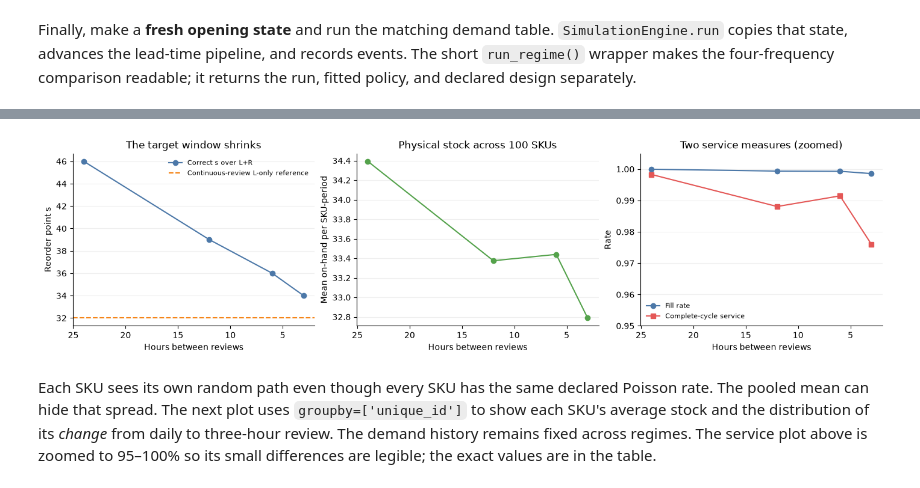
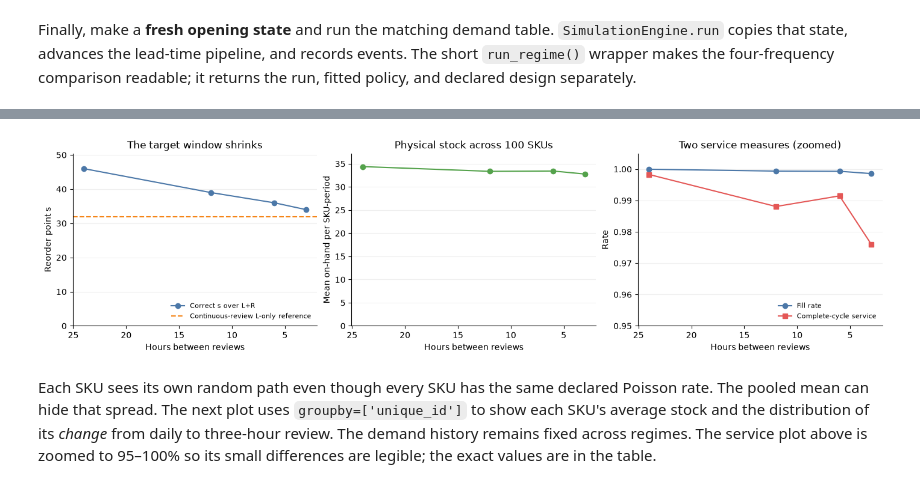
Before and after one commit to FilTheo/stockcast, a Jupyter notebook: examples/notebooks/05b_reorder_points_and_review_frequency.ipynb, the cells around one changed output, grey strips where cells are left out. Drawn from its saved outputs; the diff is of its cells as text; code cells hidden in the pictures.

Commit message:
Notebook 05b: readable code, tables as DataFrames, plot for the timing counterexample, no closing cell
Co-Authored-By: Claude Sonnet 5.5 <noreply@anthropic.com>

```diff
--- a/examples/notebooks/05b_reorder_points_and_review_frequency.ipynb
+++ b/examples/notebooks/05b_reorder_points_and_review_frequency.ipynb
@@ -224,7 +347,8 @@ Planner target metadata: {'representation': 'external_reorder_point', 'target_pr
 # feeds both branches the same ten dated demand observations.
 one_sku_comparison = SimulationEngine().run_comparison(
     policies=[single_policy, wrong_policy],
-    labels=['Correct H=3', 'Copied L=2'],
-    demand_source=single_demand, inventory=single_opening,
+    labels=["Correct H=3", "Copied L=2"],
+    demand_source=single_demand,
+    inventory=single_opening,
 )
 # %% [markdown]
@@ -445,27 +643,68 @@ Continuous-review lead-time reference: 32
 # %%
-fig, axes = plt.subplots(1, 3, figsize=(14, 3.6), layout='constrained')
-x = review_results.review_hours
-axes[0].plot(x, review_results.s, marker='o', color='#4C78A8', label='Correct s over L+R')
-axes[0].axhline(continuous_s, color='#F58518', linestyle='--',
-                label='Continuous-review L-only reference')
-axes[0].set(title='The target window shrinks', xlabel='Hours between reviews', ylabel='Reorder point s')
-axes[0].legend(frameon=False, fontsize=8)
-axes[1].plot(x, review_results.avg_on_hand, marker='o', color='#54A24B')
-axes[1].set(title='Physical stock across 100 SKUs', xlabel='Hours between reviews',
-            ylabel='Mean on-hand per SKU-period')
-axes[2].plot(x, review_results.fill_rate, marker='o', color='#4C78A8', label='Fill rate')
-axes[2].plot(x, review_results.cycle_service_level, marker='s', color='#E45756',
-             label='Complete-cycle service')
-axes[2].set(title='Two service measures (zoomed)', xlabel='Hours between reviews',
-            ylabel='Rate', ylim=(0.95, 1.005))
-axes[2].legend(frameon=False, fontsize=8)
+continuous_s = poisson_quantile(alpha, daily_rate * lead_days)
+hours_between = review_results["review_hours"]
+
+fig, axes = plt.subplots(1, 3, figsize=(14, 3.6), layout="constrained")
+axes[0].plot(
+    hours_between,
+    review_results["s"],
+    marker="o",
+    color=POSITION_COLOR,
+    label="Correct s over L+R",
+)
+axes[0].axhline(
+    continuous_s,
+    color=ORDER_COLOR,
+    linestyle="--",
+    label="Continuous-review L-only reference",
+)
+axes[0].set(
+    title="The target window shrinks",
+    xlabel="Hours between reviews",
+    ylabel="Reorder point s",
+)
+axes[0].legend(frameon=False, fontsize=8, loc="lower right")
+axes[1].plot(
+    hours_between,
+    review_results["avg_on_hand"],
+    marker="o",
+    color=RECEIPT_COLOR,
+)
+axes[1].set(
+    title="Physical stock across 100 SKUs",
+    xlabel="Hours between reviews",
+    ylabel="Mean on-hand per SKU-period",
+)
+axes[2].plot(
+    hours_between,
+    review_results["fill_rate"],
+    marker="o",
+    color=POSITION_COLOR,
+    label="Fill rate",
+)
+axes[2].plot(
+    hours_between,
+    review_results["cycle_service_level"],
+    marker="s",
+    color=THRESHOLD_COLOR,
+    label="Complete-cycle service",
+)
+axes[2].set(
+    title="Two service measures (zoomed)",
+    xlabel="Hours between reviews",
+    ylabel="Rate",
+    ylim=(0.95, 1.005),
+)
+axes[2].legend(frameon=False, fontsize=8, loc="lower right")
 for ax in axes:
     ax.invert_xaxis()
-    ax.grid(axis='y', alpha=.2)
-    ax.spines[['top', 'right']].set_visible(False)
+    ax.grid(axis="y", alpha=0.2)
+    ax.spines[["top", "right"]].set_visible(False)
+for ax in axes[:2]:
+    ax.set_ylim(0, ax.get_ylim()[1] * 1.08)
 plt.show()
 # %% [output]
-[figure, old version]
+[figure, new version]
 # %% [markdown]
 Each SKU sees its own random path even though every SKU has the same declared Poisson rate. The pooled mean can hide that spread. The next plot uses `groupby=['unique_id']` to show each SKU's average stock and the distribution of its *change* from daily to three-hour review. The demand history remains fixed across regimes. The service plot above is zoomed to 95–100% so its small differences are legible; the exact values are in the table.
 # %%
```
Also changed, not shown: parts of 38 cells of this notebook.
